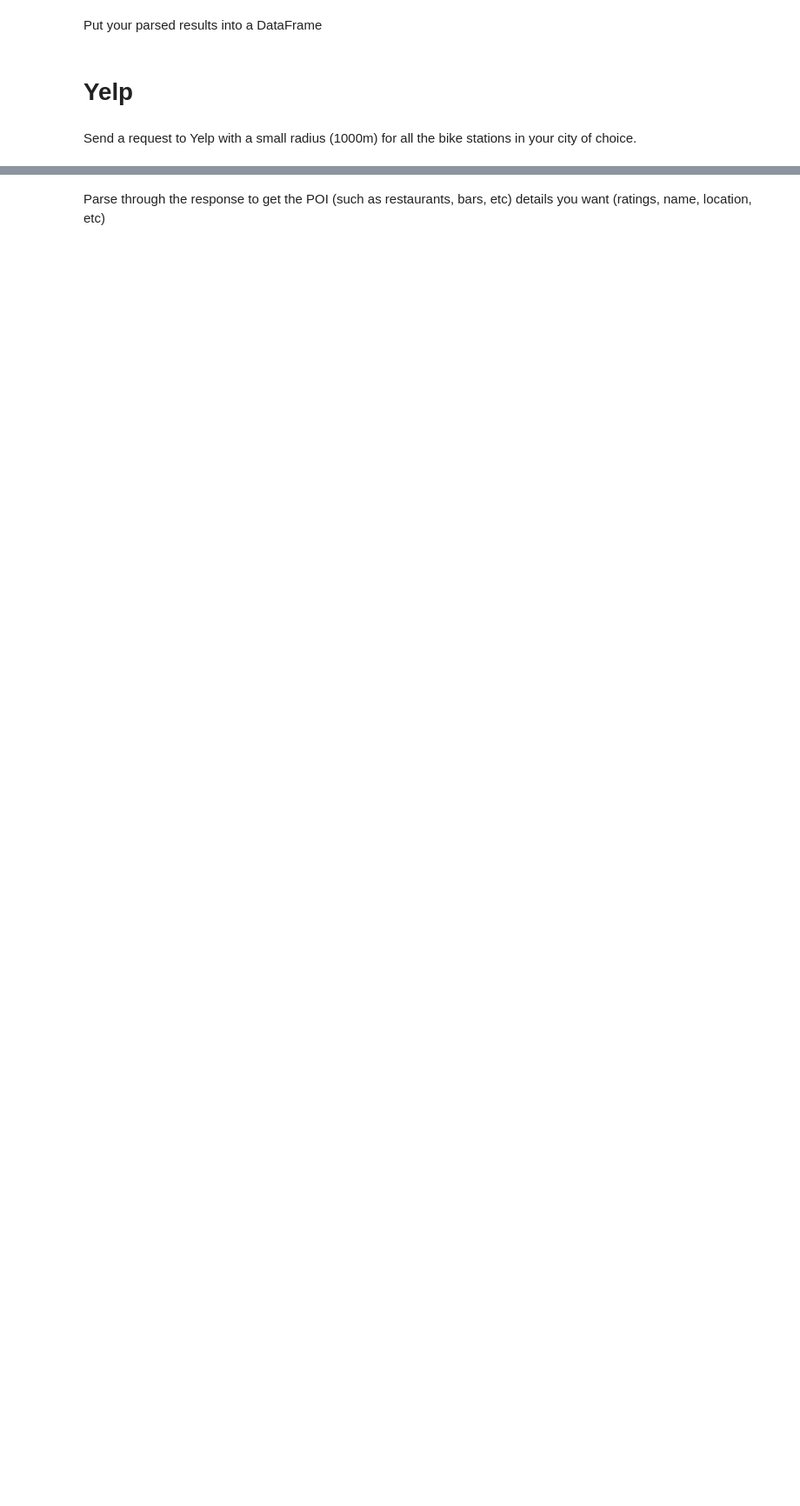
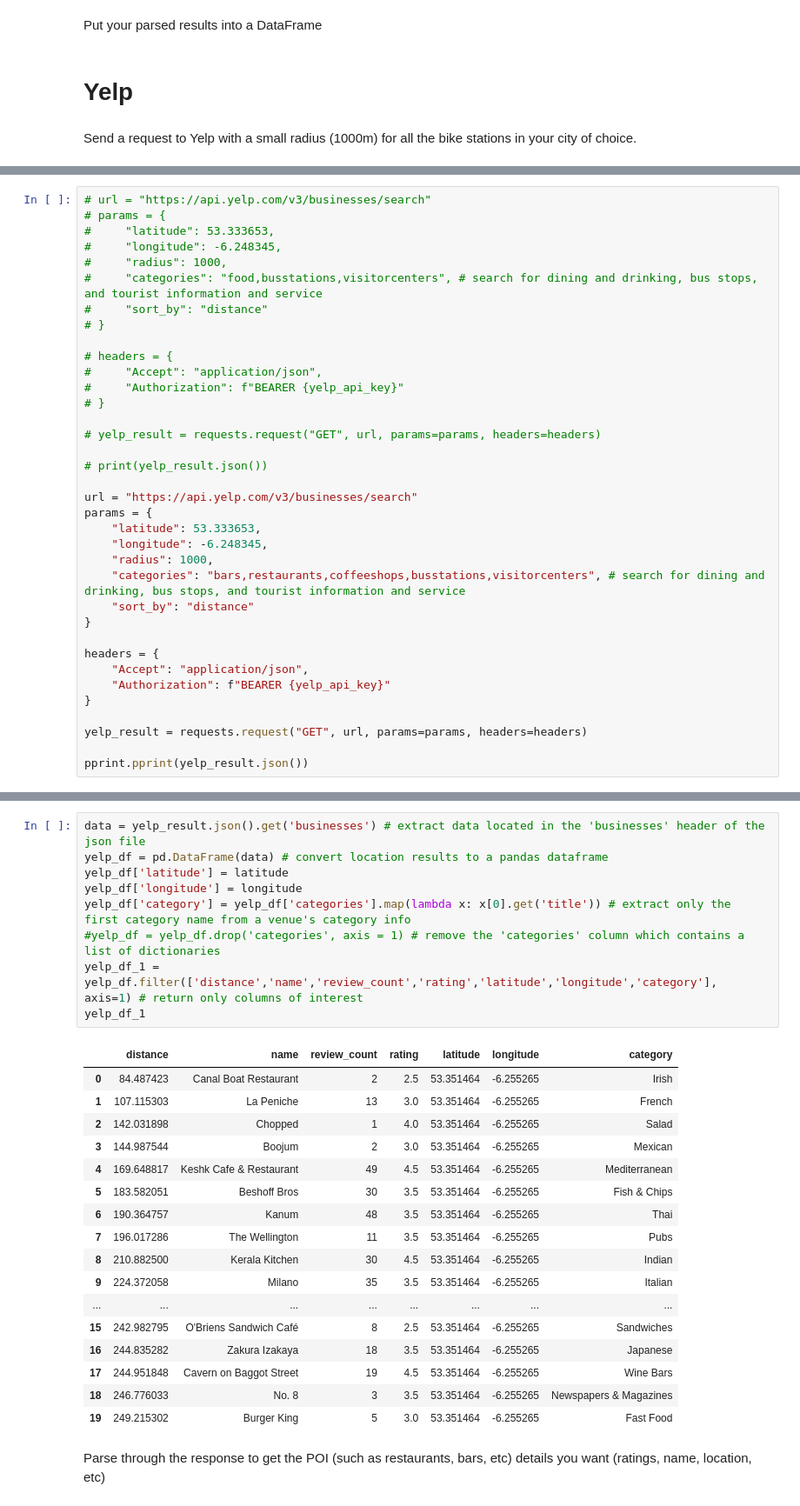
Before and after one commit to madiwiebe/lhl_statistical_modeling_project, a Jupyter notebook: notebooks/yelp_foursquare_EDA.ipynb, the cells around one changed output, grey strips where cells are left out. Shown: that part at 87% size. Drawn from its saved outputs; the diff is of its cells as text; blank space fills up the shorter version.

```diff
--- a/notebooks/yelp_foursquare_EDA.ipynb
+++ b/notebooks/yelp_foursquare_EDA.ipynb
@@ -186,0 +289,36 @@ Send a request to Yelp with a small radius (1000m) for all the bike stations in
+# %%
+# url = "https://api.yelp.com/v3/businesses/search"
+# params = {
+#     "latitude": 53.333653,
+#     "longitude": -6.248345,
+#     "radius": 1000,
+#     "categories": "food,busstations,visitorcenters", # search for dining and drinking, bus stops, and tourist information and service
+#     "sort_by": "distance"
+# }
+
+# headers = {
+#     "Accept": "application/json",
+#     "Authorization": f"BEARER {yelp_api_key}"
+# }
+
+# yelp_result = requests.request("GET", url, params=params, headers=headers)
+
+# print(yelp_result.json())
+
+url = "https://api.yelp.com/v3/businesses/search"
+params = {
+    "latitude": 53.333653,
+    "longitude": -6.248345,
+    "radius": 1000,
+    "categories": "bars,restaurants,coffeeshops,busstations,visitorcenters", # search for dining and drinking, bus stops, and tourist information and service
+    "sort_by": "distance"
+}
+
+headers = {
+    "Accept": "application/json",
+    "Authorization": f"BEARER {yelp_api_key}"
+}
+
+yelp_result = requests.request("GET", url, params=params, headers=headers)
+
+pprint.pprint(yelp_result.json())
@@ -187,2 +343,29 @@ Send a request to Yelp with a small radius (1000m) for all the bike stations in
+# %%
+data = yelp_result.json().get('businesses') # extract data located in the 'businesses' header of the json file
+yelp_df = pd.DataFrame(data) # convert location results to a pandas dataframe
+yelp_df['latitude'] = latitude
+yelp_df['longitude'] = longitude
+yelp_df['category'] = yelp_df['categories'].map(lambda x: x[0].get('title')) # extract only the first category name from a venue's category info
+#yelp_df = yelp_df.drop('categories', axis = 1) # remove the 'categories' column which contains a list of dictionaries
+yelp_df_1 = yelp_df.filter(['distance','name','review_count','rating','latitude','longitude','category'], axis=1) # return only columns of interest
+yelp_df_1
+# %% [output]
+|  | distance | name | review_count | rating | latitude | longitude | category |
+| 0 | 84.487423 | Canal Boat Restaurant | 2 | 2.5 | 53.351464 | -6.255265 | Irish |
+| 1 | 107.115303 | La Peniche | 13 | 3.0 | 53.351464 | -6.255265 | French |
+| 2 | 142.031898 | Chopped | 1 | 4.0 | 53.351464 | -6.255265 | Salad |
+| 3 | 144.987544 | Boojum | 2 | 3.0 | 53.351464 | -6.255265 | Mexican |
+| 4 | 169.648817 | Keshk Cafe & Restaurant | 49 | 4.5 | 53.351464 | -6.255265 | Mediterranean |
+| 5 | 183.582051 | Beshoff Bros | 30 | 3.5 | 53.351464 | -6.255265 | Fish & Chips |
+| 6 | 190.364757 | Kanum | 48 | 3.5 | 53.351464 | -6.255265 | Thai |
+| 7 | 196.017286 | The Wellington | 11 | 3.5 | 53.351464 | -6.255265 | Pubs |
+| 8 | 210.882500 | Kerala Kitchen | 30 | 4.5 | 53.351464 | -6.255265 | Indian |
+| 9 | 224.372058 | Milano | 35 | 3.5 | 53.351464 | -6.255265 | Italian |
+| ... | ... | ... | ... | ... | ... | ... | ... |
+| 15 | 242.982795 | O'Briens Sandwich Café | 8 | 2.5 | 53.351464 | -6.255265 | Sandwiches |
+| 16 | 244.835282 | Zakura Izakaya | 18 | 3.5 | 53.351464 | -6.255265 | Japanese |
+| 17 | 244.951848 | Cavern on Baggot Street | 19 | 4.5 | 53.351464 | -6.255265 | Wine Bars |
+| 18 | 246.776033 | No. 8 | 3 | 3.5 | 53.351464 | -6.255265 | Newspapers & Magazines |
+| 19 | 249.215302 | Burger King | 5 | 3.0 | 53.351464 | -6.255265 | Fast Food |
 # %% [markdown]
 Parse through the response to get the POI (such as restaurants, bars, etc) details you want (ratings, name, location, etc)
```
Also changed, not shown: parts of 13 cells of this notebook, 2 other files.
